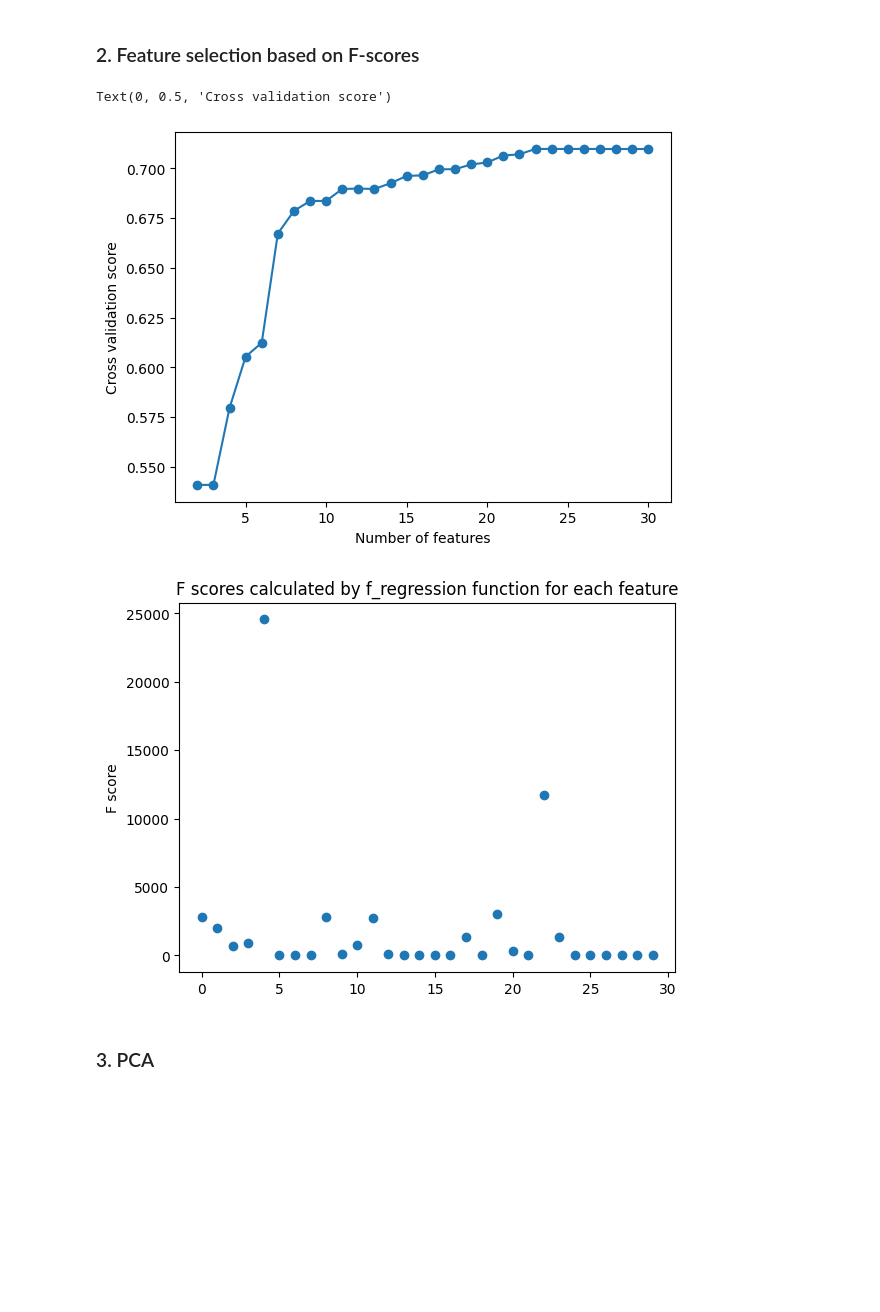
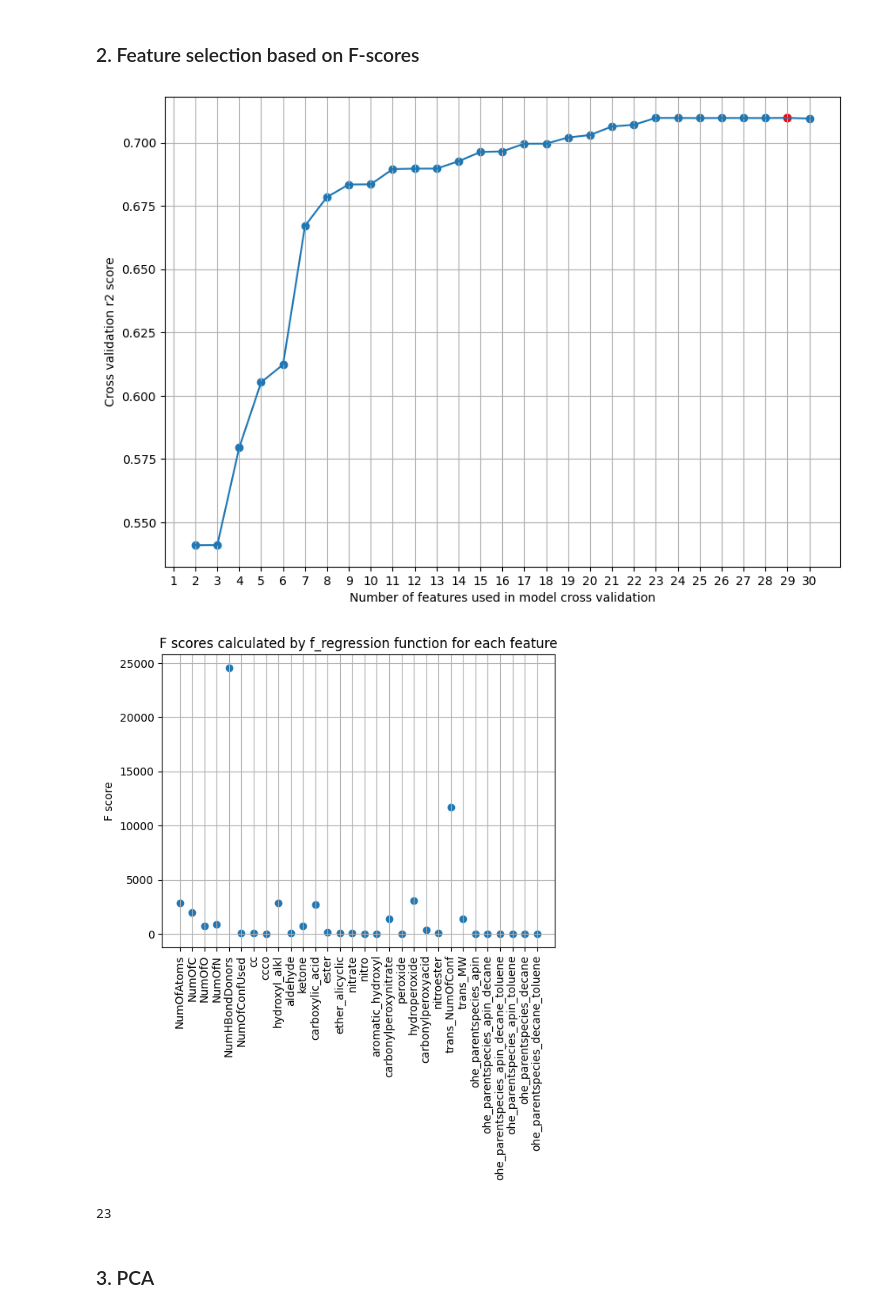
Before and after one commit to karl-helsinki/IMLProject, a Jupyter notebook: modelling.ipynb, the cells around one changed output. Saved outputs shown, nothing was run; the diff lists cells and outputs as text; code cells hidden in the pictures; blank space fills up the shorter version.

```diff
--- a/modelling.ipynb
+++ b/modelling.ipynb
@@ -407,23 +416,37 @@ Text(0, 0.5, 'Cross validation score')
 # %%
 fs = SelectKBest(f_regression, k='all')
 fs.fit(x, y_trans)
 best_feats_sk, best_feats_score_sk, feats_sk, feats_scores_sk = find_best_feature_subset(fs.scores_, lin_reg, x, y_trans)
-
+fig, ax = plt.subplots()
 plt.plot([len(f) for f in feats_sk], feats_scores_sk)
 plt.scatter([len(f) for f in feats_sk], feats_scores_sk)
+plt.scatter(len(best_feats_sk), best_feats_score_sk, c='r')
 
-plt.xlabel("Number of features")
-plt.ylabel("Cross validation score")
+plt.grid(True)
+plt.xticks(np.arange(1, 31))
+
+plt.xlabel("Number of features used in model cross validation")
+plt.ylabel("Cross validation r2 score")
+fig.set_figwidth(10)
+fig.set_figheight(7)
 # %% [output]
-Text(0, 0.5, 'Cross validation score')
-[figure, old version]
+[figure, new version]
 # %%
+fig, ax = plt.subplots()
+plt.grid(True)
 plt.scatter(np.arange(fs.scores_.size), fs.scores_)
 plt.title("F scores calculated by f_regression function for each feature")
 plt.ylabel("F score")
+plt.xticks(np.arange(fs.scores_.size), x.columns, rotation='vertical')
+# ax.set_xticklabels(x.columns, rotation="")
 plt.show()
 # %% [output]
-[figure, old version]
+[figure, new version]
+# %%
+sel_feats_sk = feats_sk[21]
+len(sel_feats_sk)
+# %% [output]
+23
 # %% [markdown]
 ### 3. PCA
 # %%
```
Also changed, not shown: parts of 27 cells of this notebook.
